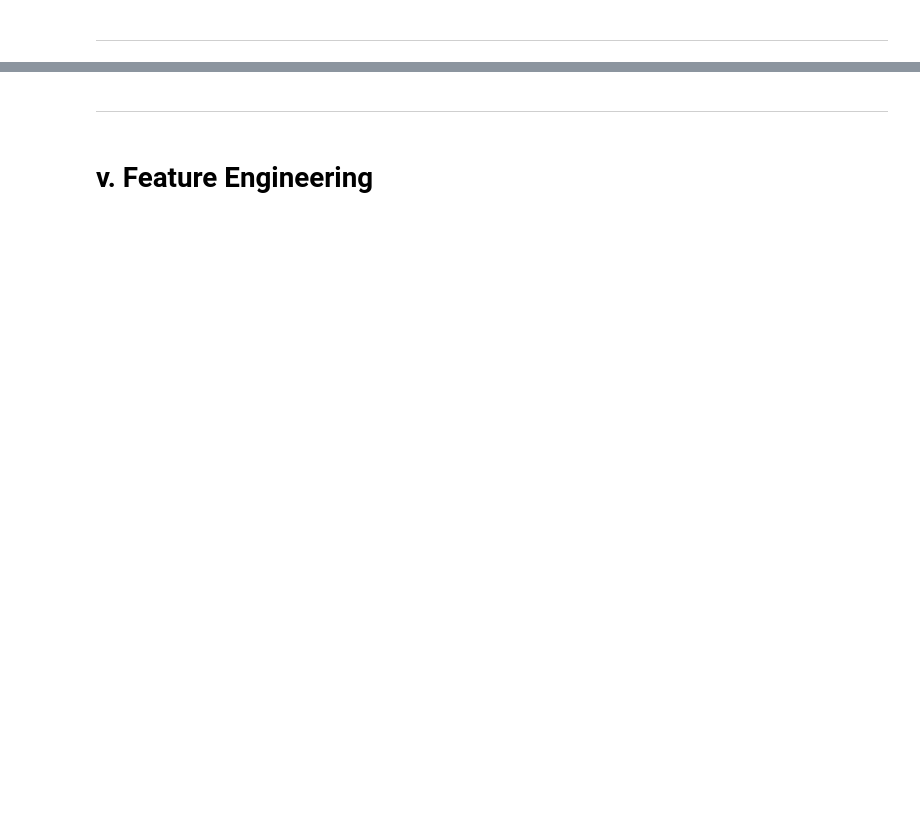
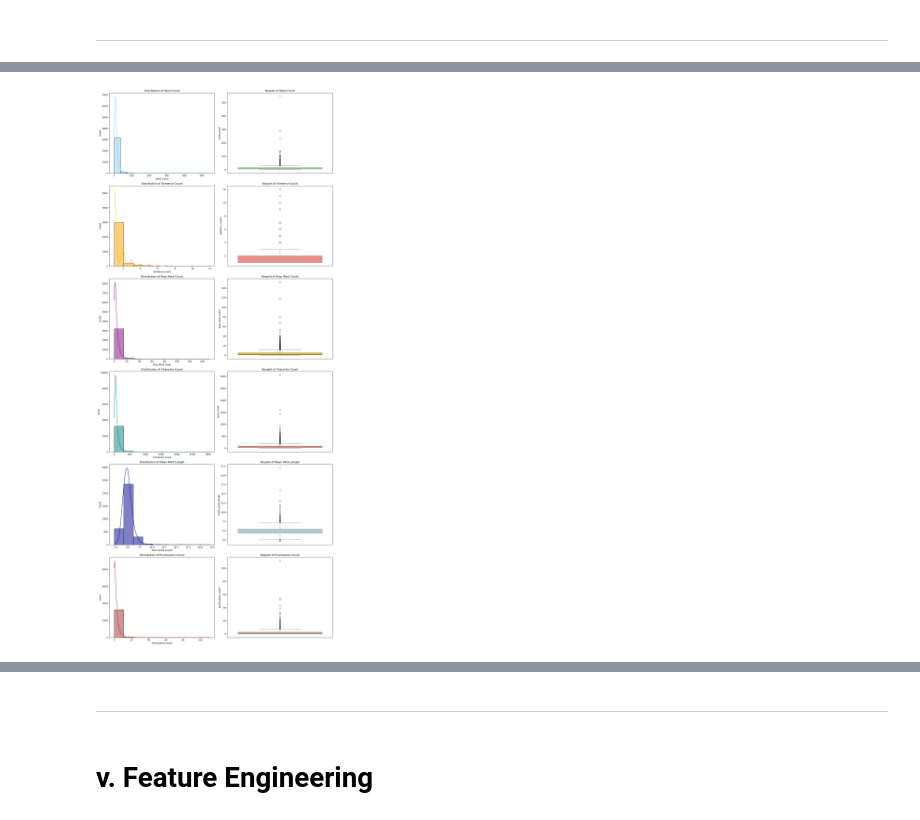
Before and after one commit to FTDS-assignment-bay/p2-final-project-phonalitics, a Jupyter notebook: phonAlytics.ipynb, the cells around one changed output, grey strips where cells are left out. Saved outputs shown, nothing was run; the diff lists cells and outputs as text; code cells hidden in the pictures; blank space fills up the shorter version.

```diff
--- a/phonAlytics.ipynb
+++ b/phonAlytics.ipynb
@@ -139,0 +326,93 @@ df.duplicated().sum()
+# %%
+# word_count
+df_eda['word_count'] = df_eda['comment'].apply(lambda x: len(str(x).split()) if pd.notnull(x) else 0)
+
+# sentence_count
+df_eda['sentence_count'] = df_eda['comment'].apply(lambda x: len(sent_tokenize(x)) if pd.notnull(x) else 0)
+
+# stop_word_count
+df_eda['stop_word_count'] = df_eda['comment'].apply(lambda x: len([w for w in str(x).lower().split() if w in stop_words_id]))
+
+# char_count
+df_eda['char_count'] = df_eda['comment'].apply(lambda x: len(str(x)))
+
+# mean_word_length
+df_eda['mean_word_length'] = df_eda['comment'].apply(lambda x: np.mean([len(w) for w in str(x).split()]))
+
+# punctuation_count
+df_eda['punctuation_count'] = df_eda['comment'].apply(lambda x: len([c for c in str(x) if c in string.punctuation]))
+# %%
+# Create canvas
+plt.figure(figsize=(15, 35))
+
+# Plot histogram for word_count
+plt.subplot(6, 2, 1)
+sns.histplot(df_eda['word_count'], kde=True, bins=15, color='skyblue')
+plt.title('Distribution of Word Count')
+plt.xlabel('Word Count')
+
+# Plot boxplot for word_count
+plt.subplot(6, 2, 2)
+sns.boxplot(y=df_eda['word_count'], color='lightgreen')
+plt.title('Boxplot of Word Count')
+
+# Plot histogram for sentence_count
+plt.subplot(6, 2, 3)
+sns.histplot(df_eda['sentence_count'], kde=True, bins=10, color='orange')
+plt.title('Distribution of Sentence Count')
+plt.xlabel('Sentence Count')
+
+# Plot boxplot for sentence_count
+plt.subplot(6, 2, 4)
+sns.boxplot(y=df_eda['sentence_count'], color='salmon')
+plt.title('Boxplot of Sentence Count')
+
+# Plot histogram for stop_word_count
+plt.subplot(6, 2, 5)
+sns.histplot(df_eda['stop_word_count'], kde=True, bins=10, color='purple')
+plt.title('Distribution of Stop Word Count')
+plt.xlabel('Stop Word Count')
+
+# Plot boxplot for stop_word_count
+plt.subplot(6, 2, 6)
+sns.boxplot(y=df_eda['stop_word_count'], color='gold')
+plt.title('Boxplot of Stop Word Count')
+
+# Plot histogram for char_count
+plt.subplot(6, 2, 7)
+sns.histplot(df_eda['char_count'], kde=True, bins=10, color='teal')
+plt.title('Distribution of Character Count')
+plt.xlabel('Character Count')
+
+# Plot boxplot for char_count
+plt.subplot(6, 2, 8)
+sns.boxplot(y=df_eda['char_count'], color='coral')
+plt.title('Boxplot of Character Count')
+
+# Plot histogram for mean_word_length
+plt.subplot(6, 2, 9)
+sns.histplot(df_eda['mean_word_length'], kde=True, bins=10, color='darkblue')
+plt.title('Distribution of Mean Word Length')
+plt.xlabel('Mean Word Length')
+
+# Plot boxplot for mean_word_length
+plt.subplot(6, 2, 10)
+sns.boxplot(y=df_eda['mean_word_length'], color='lightblue')
+plt.title('Boxplot of Mean Word Length')
+
+# Plot histogram for punctuation_count
+plt.subplot(6, 2, 11)
+sns.histplot(df_eda['punctuation_count'], kde=True, bins=10, color='brown')
+plt.title('Distribution of Punctuation Count')
+plt.xlabel('Punctuation Count')
+
+# Plot boxplot for punctuation_count
+plt.subplot(6, 2, 12)
+sns.boxplot(y=df_eda['punctuation_count'], color='tan')
+plt.title('Boxplot of Punctuation Count')
+
+# Adjust layout and show
+plt.tight_layout()
+plt.show()
+# %% [output]
+[figure, added]
```
Also changed, not shown: parts of 166 cells of this notebook.
